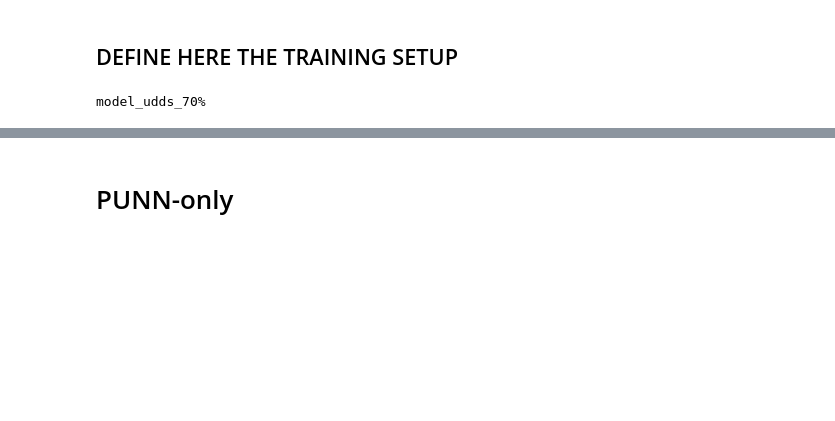
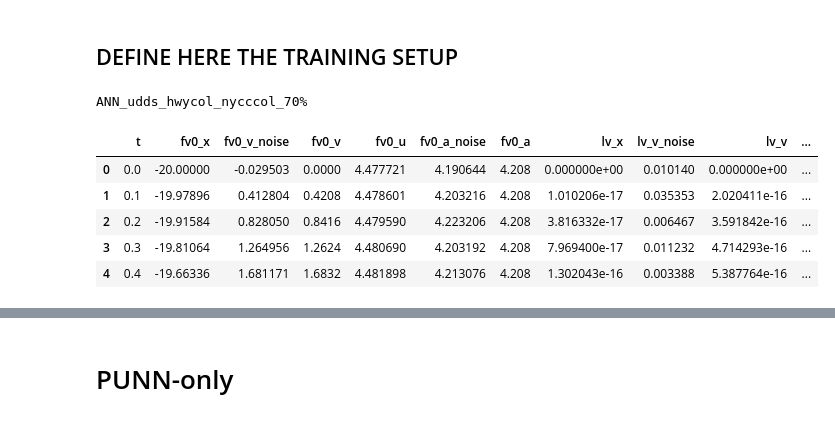
Before and after one commit to ZeArteaga/PINN-control-platooning, a Jupyter notebook: PINN.ipynb, the cells around one changed output, grey strips where cells are left out. Cells and saved outputs as stored; diff of their text form; code cells hidden in the pictures; blank space fills up the shorter version.

```diff
--- a/PINN.ipynb
+++ b/PINN.ipynb
@@ -133,10 +133,21 @@ def evaluate_results(model, X_norm, true_data, dt, y0, scaler_Y=None):
 # %% [markdown]
 ## DEFINE HERE THE TRAINING SETUP
 # %%
-traj_id = "udds" #* CHANGE HERE TRAINING DATA
-df = pd.read_csv("data/driving_cycles/CACC_" + traj_id + ".csv")
+traj_id = ["udds", "hwycol", "nycccol"] #* CHANGE HERE TRAINING DATA
+dataframes = []
+for traj in traj_id:
+    dataframes.append(pd.read_csv("data/driving_cycles/CACC_" + traj + ".csv"))
+    df = pd.concat(dataframes)
 train_ratio = .7
-model_name = f"model_{traj_id}_{int(train_ratio*100)}%" #name to use for saves
+dataframes_str = "_".join(traj_id)
+model_name = f"ANN_{dataframes_str}_{int(train_ratio*100)}%" #name to use for saves
 print(model_name)
+df.head()
 # %% [output]
-model_udds_70%
+ANN_udds_hwycol_nycccol_70%
+|  | t | fv0_x | fv0_v_noise | fv0_v | fv0_u | fv0_a_noise | fv0_a | lv_x | lv_v_noise | lv_v | ... |
+| 0 | 0.0 | -20.00000 | -0.029503 | 0.0000 | 4.477721 | 4.190644 | 4.208 | 0.000000e+00 | 0.010140 | 0.000000e+00 | ... |
+| 1 | 0.1 | -19.97896 | 0.412804 | 0.4208 | 4.478601 | 4.203216 | 4.208 | 1.010206e-17 | 0.035353 | 2.020411e-16 | ... |
+| 2 | 0.2 | -19.91584 | 0.828050 | 0.8416 | 4.479590 | 4.223206 | 4.208 | 3.816332e-17 | 0.006467 | 3.591842e-16 | ... |
+| 3 | 0.3 | -19.81064 | 1.264956 | 1.2624 | 4.480690 | 4.203192 | 4.208 | 7.969400e-17 | 0.011232 | 4.714293e-16 | ... |
+| 4 | 0.4 | -19.66336 | 1.681171 | 1.6832 | 4.481898 | 4.213076 | 4.208 | 1.302043e-16 | 0.003388 | 5.387764e-16 | ... |
```
Also changed, not shown: parts of 9 cells of this notebook, 5 other files.
